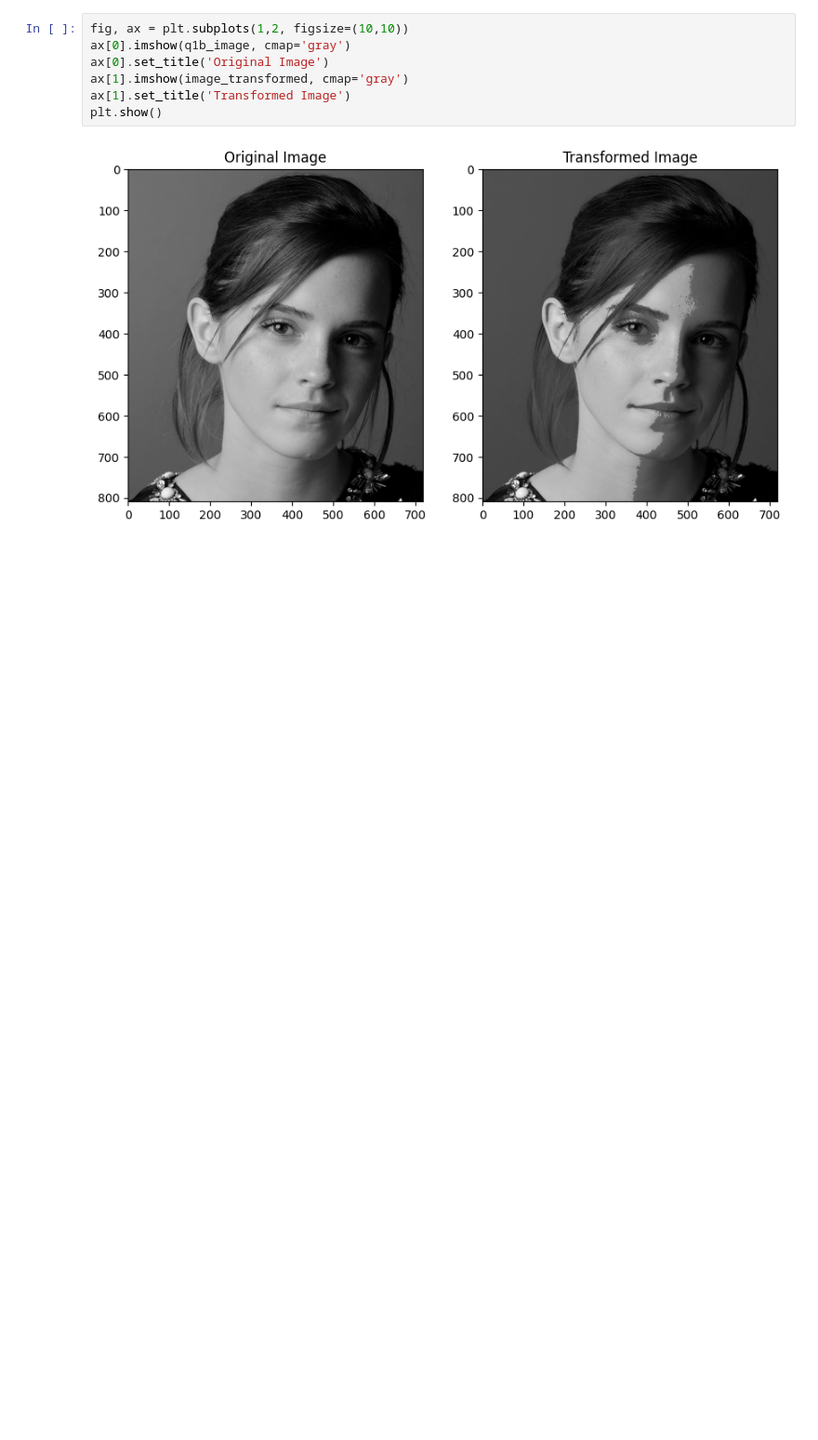
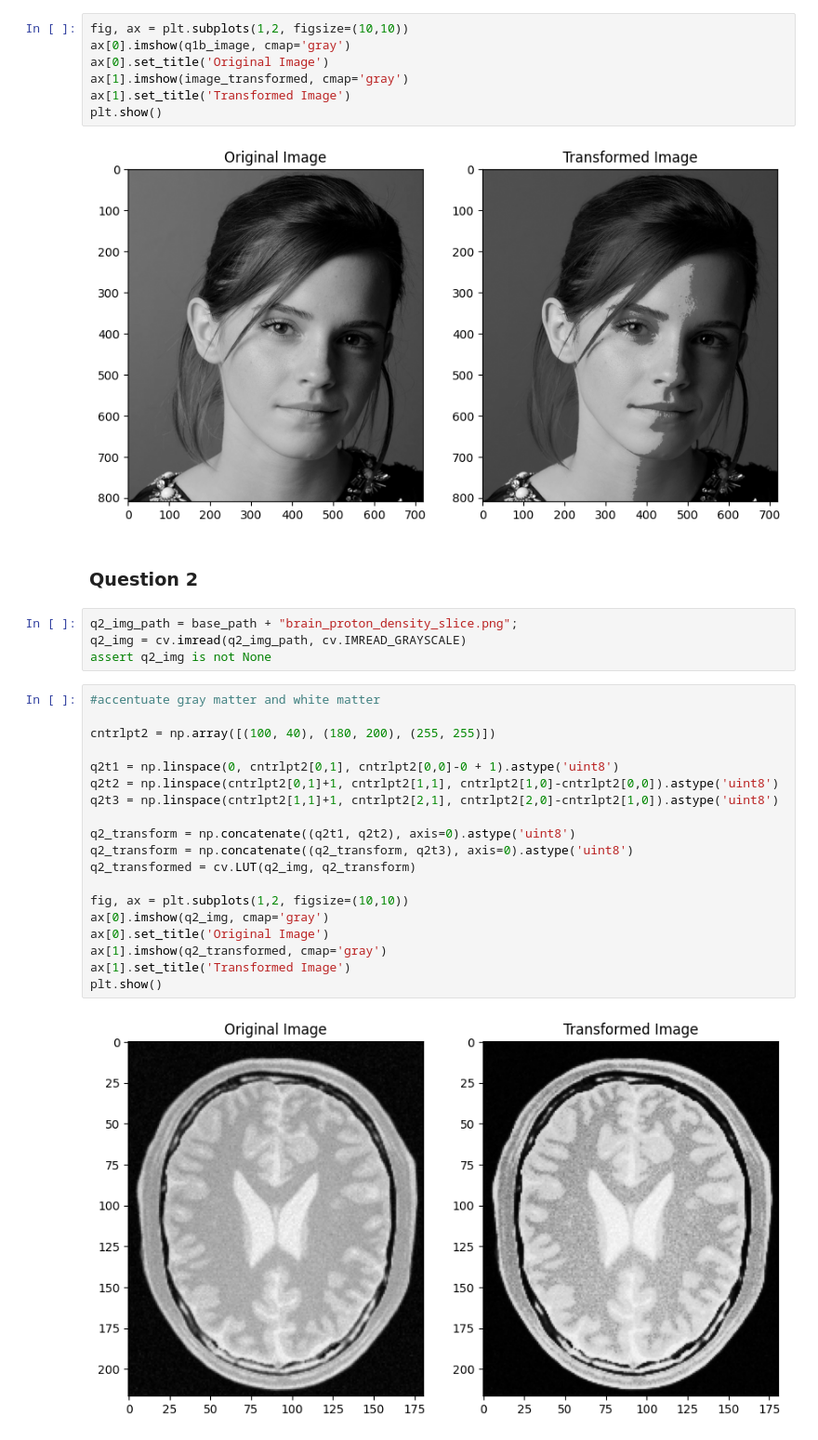
Before and after one commit to hpbowala/ComputerVisionAssignment, a Jupyter notebook: 249290X_ComputerVisionAssignment.ipynb, the cells around one changed output. Shown at 93% size. Saved outputs shown, nothing was run; the diff lists cells and outputs as text; blank space fills up the shorter version.

Commit message:
question 2 intensity transform

```diff
--- a/249290X_ComputerVisionAssignment.ipynb
+++ b/249290X_ComputerVisionAssignment.ipynb
@@ -55,3 +54,30 @@ ax[1].set_title('Transformed Image')
 plt.show()
 # %% [output]
 [figure]
+# %% [markdown]
+### Question 2
+# %%
+q2_img_path = base_path + "brain_proton_density_slice.png";
+q2_img = cv.imread(q2_img_path, cv.IMREAD_GRAYSCALE)
+assert q2_img is not None
+# %%
+#accentuate gray matter and white matter
+
+cntrlpt2 = np.array([(100, 40), (180, 200), (255, 255)])
+
+q2t1 = np.linspace(0, cntrlpt2[0,1], cntrlpt2[0,0]-0 + 1).astype('uint8')
+q2t2 = np.linspace(cntrlpt2[0,1]+1, cntrlpt2[1,1], cntrlpt2[1,0]-cntrlpt2[0,0]).astype('uint8')
+q2t3 = np.linspace(cntrlpt2[1,1]+1, cntrlpt2[2,1], cntrlpt2[2,0]-cntrlpt2[1,0]).astype('uint8')
+
+q2_transform = np.concatenate((q2t1, q2t2), axis=0).astype('uint8')
+q2_transform = np.concatenate((q2_transform, q2t3), axis=0).astype('uint8')
+q2_transformed = cv.LUT(q2_img, q2_transform)
+
+fig, ax = plt.subplots(1,2, figsize=(10,10))
+ax[0].imshow(q2_img, cmap='gray')
+ax[0].set_title('Original Image')
+ax[1].imshow(q2_transformed, cmap='gray')
+ax[1].set_title('Transformed Image')
+plt.show()
+# %% [output]
+[figure, added]
```
Also changed, not shown: parts of 5 cells of this notebook.
